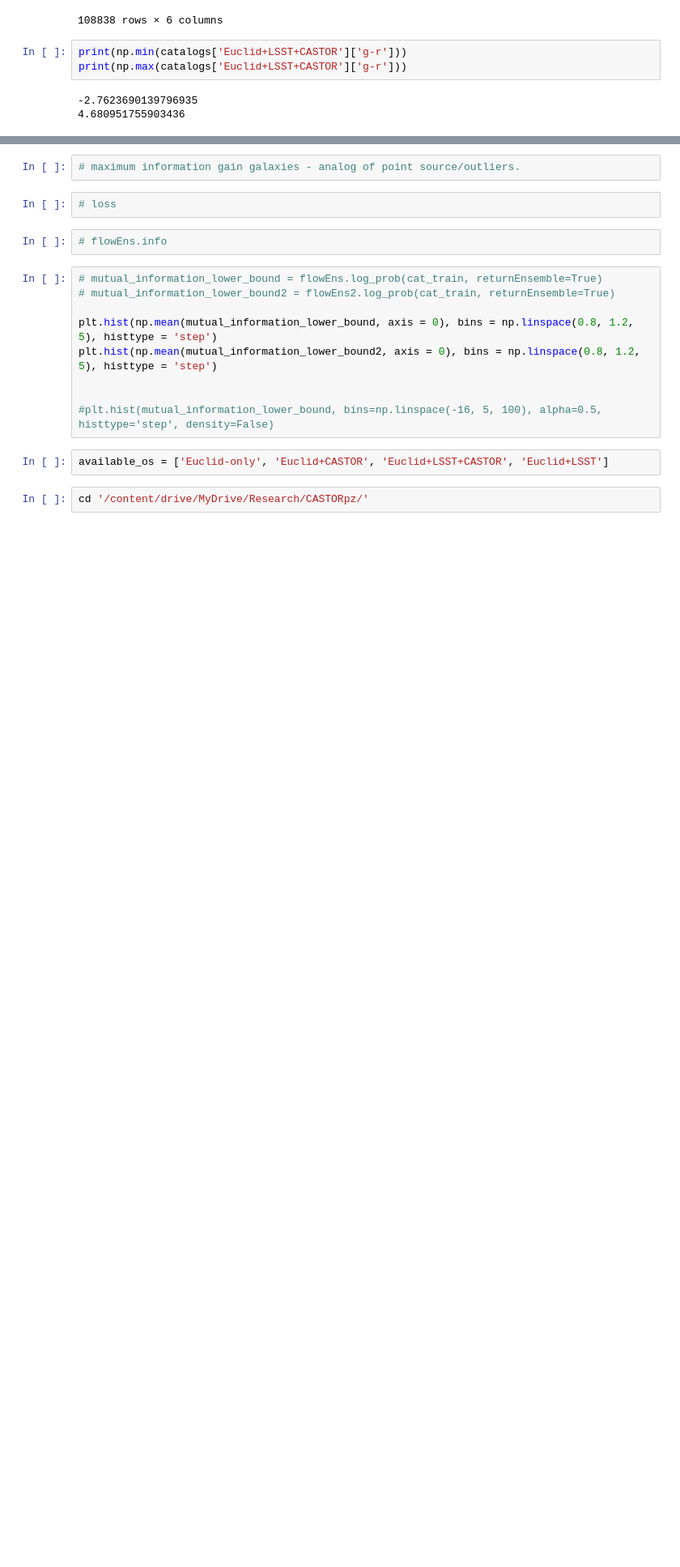
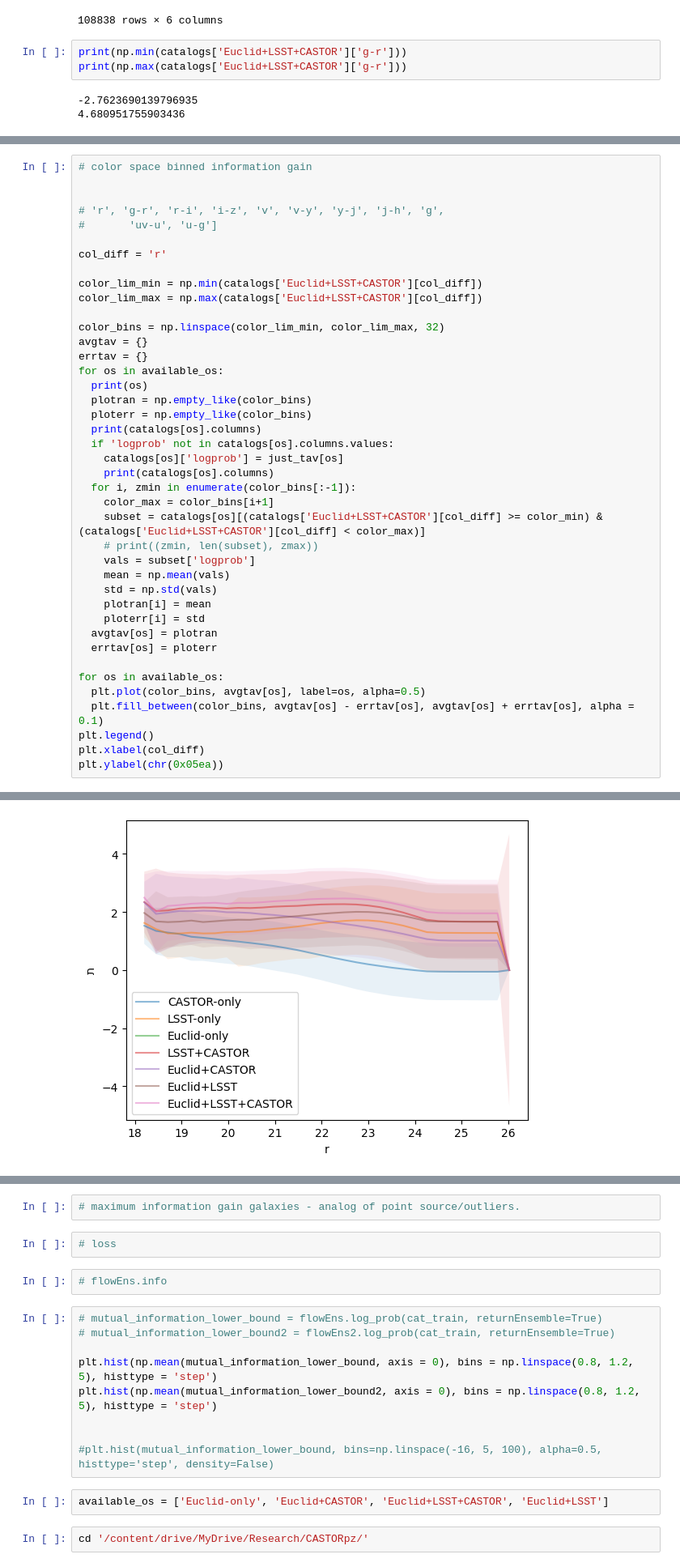
Before and after one commit to aimalz/CASTORpz, a Jupyter notebook: TheLastMetric.ipynb, the cells around one changed output, grey strips where cells are left out. Shown at 81% size. Saved outputs shown, nothing was run; the diff lists cells and outputs as text; blank space fills up the shorter version.

Commit message:
ENH: More color binned plots

```diff
--- a/TheLastMetric.ipynb
+++ b/TheLastMetric.ipynb
@@ -717,0 +714,42 @@ Text(0, 0.5, 'ת')
+# %%
+# color space binned information gain
+
+
+# 'r', 'g-r', 'r-i', 'i-z', 'v', 'v-y', 'y-j', 'j-h', 'g',
+#       'uv-u', 'u-g']
+
+col_diff = 'r'
+
+color_lim_min = np.min(catalogs['Euclid+LSST+CASTOR'][col_diff])
+color_lim_max = np.max(catalogs['Euclid+LSST+CASTOR'][col_diff])
+
+color_bins = np.linspace(color_lim_min, color_lim_max, 32)
+avgtav = {}
+errtav = {}
+for os in available_os:
+  print(os)
+  plotran = np.empty_like(color_bins)
+  ploterr = np.empty_like(color_bins)
+  print(catalogs[os].columns)
+  if 'logprob' not in catalogs[os].columns.values:
+    catalogs[os]['logprob'] = just_tav[os]
+    print(catalogs[os].columns)
+  for i, zmin in enumerate(color_bins[:-1]):
+    color_max = color_bins[i+1]
+    subset = catalogs[os][(catalogs['Euclid+LSST+CASTOR'][col_diff] >= color_min) & (catalogs['Euclid+LSST+CASTOR'][col_diff] < color_max)]
+    # print((zmin, len(subset), zmax))
+    vals = subset['logprob']
+    mean = np.mean(vals)
+    std = np.std(vals)
+    plotran[i] = mean
+    ploterr[i] = std
+  avgtav[os] = plotran
+  errtav[os] = ploterr
+
+for os in available_os:
+  plt.plot(color_bins, avgtav[os], label=os, alpha=0.5)
+  plt.fill_between(color_bins, avgtav[os] - errtav[os], avgtav[os] + errtav[os], alpha = 0.1)
+plt.legend()
+plt.xlabel(col_diff)
+plt.ylabel(chr(0x05ea))
+# %% [output]
@@ -717,0 +774 @@ Text(0, 0.5, 'ת')
+[figure, added]
```
Also changed, not shown: parts of 9 cells of this notebook.
